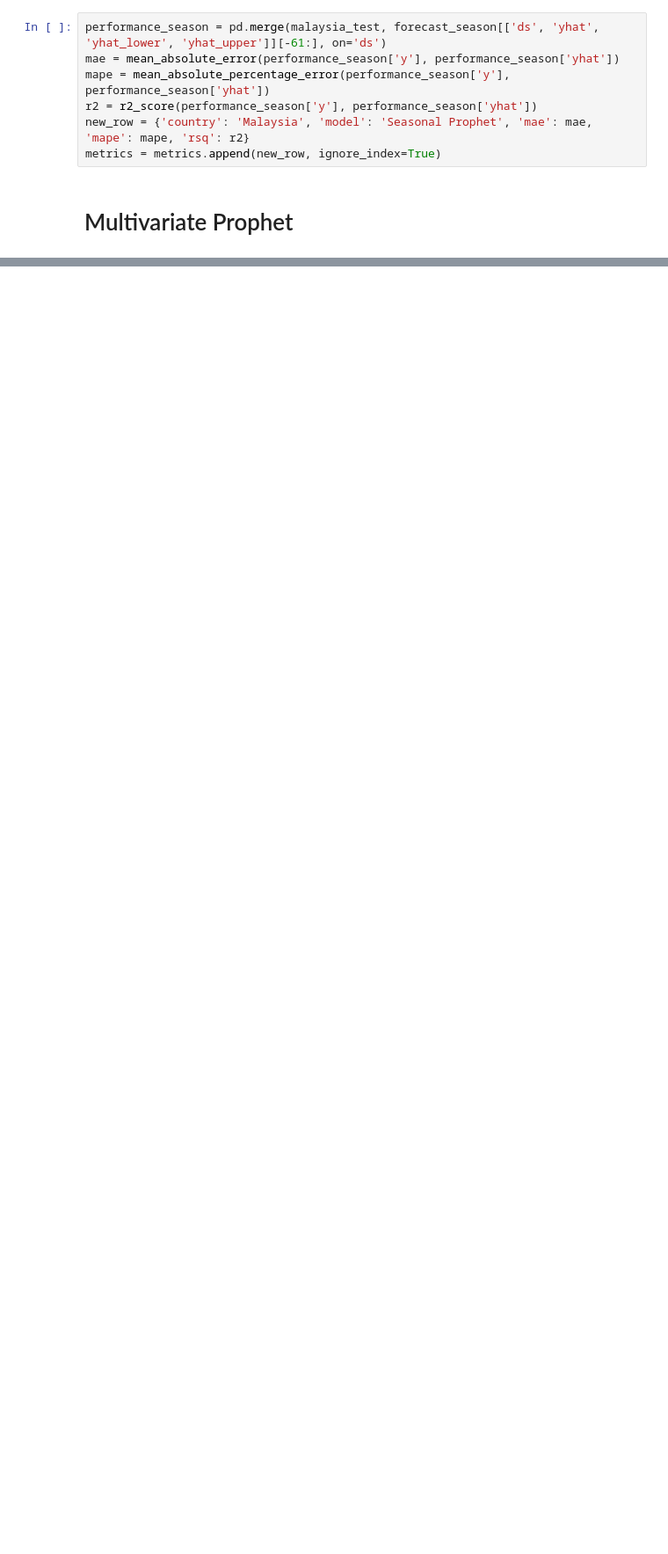
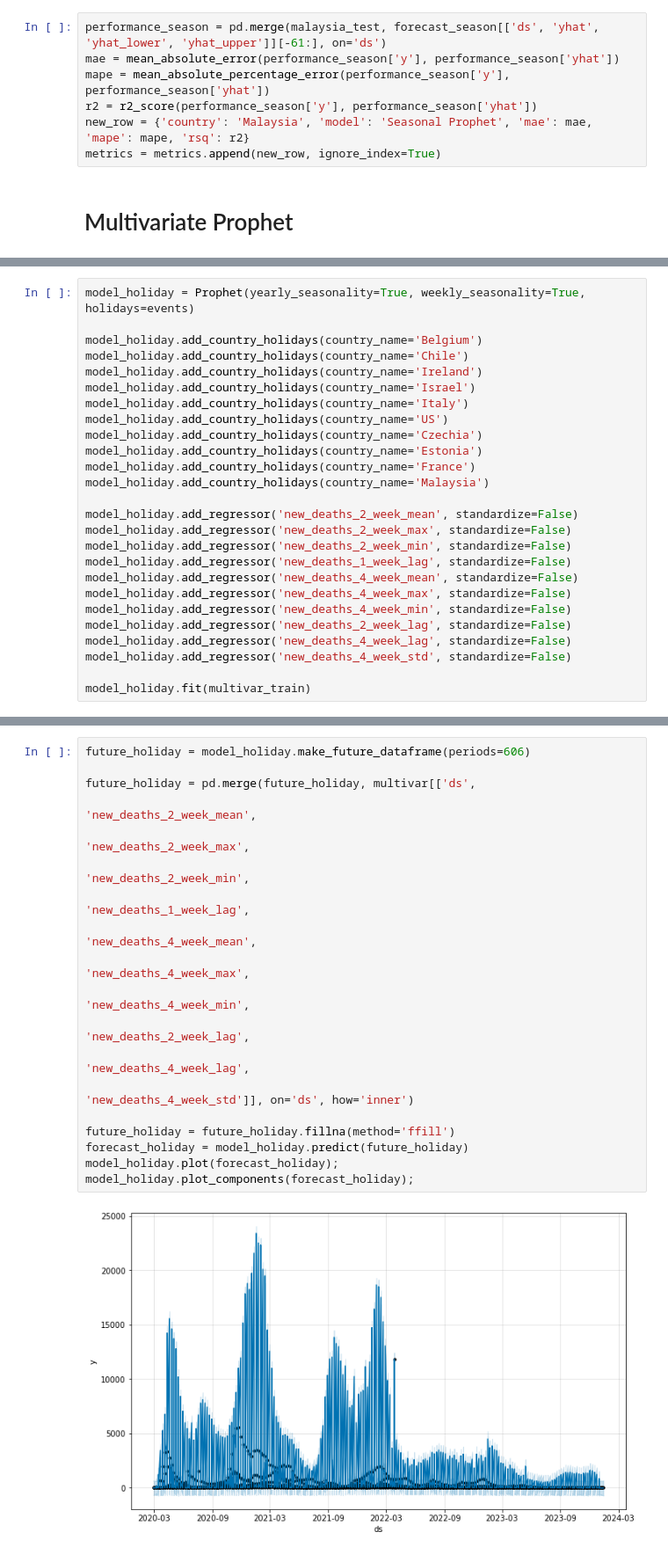
Before and after one commit to y-ginther/DS-Capstone, a Jupyter notebook: Prophet_c.ipynb, the cells around one changed output, grey strips where cells are left out. Shown at 88% size. Cells and saved outputs as stored; diff of their text form; blank space fills up the shorter version.

```diff
--- a/Prophet_c.ipynb
+++ b/Prophet_c.ipynb
@@ -614,0 +787,26 @@ metrics = metrics.append(new_row, ignore_index=True)
+# %%
+model_holiday = Prophet(yearly_seasonality=True, weekly_seasonality=True, holidays=events)
+
+model_holiday.add_country_holidays(country_name='Belgium')
+model_holiday.add_country_holidays(country_name='Chile')
+model_holiday.add_country_holidays(country_name='Ireland')
+model_holiday.add_country_holidays(country_name='Israel')
+model_holiday.add_country_holidays(country_name='Italy')
+model_holiday.add_country_holidays(country_name='US')
+model_holiday.add_country_holidays(country_name='Czechia')
+model_holiday.add_country_holidays(country_name='Estonia')
+model_holiday.add_country_holidays(country_name='France')
+model_holiday.add_country_holidays(country_name='Malaysia')
+
+model_holiday.add_regressor('new_deaths_2_week_mean', standardize=False)
+model_holiday.add_regressor('new_deaths_2_week_max', standardize=False)
+model_holiday.add_regressor('new_deaths_2_week_min', standardize=False)
+model_holiday.add_regressor('new_deaths_1_week_lag', standardize=False)
+model_holiday.add_regressor('new_deaths_4_week_mean', standardize=False)
+model_holiday.add_regressor('new_deaths_4_week_max', standardize=False)
+model_holiday.add_regressor('new_deaths_4_week_min', standardize=False)
+model_holiday.add_regressor('new_deaths_2_week_lag', standardize=False)
+model_holiday.add_regressor('new_deaths_4_week_lag', standardize=False)
+model_holiday.add_regressor('new_deaths_4_week_std', standardize=False)
+
+model_holiday.fit(multivar_train)
@@ -614,0 +826,21 @@ metrics = metrics.append(new_row, ignore_index=True)
+# %%
+future_holiday = model_holiday.make_future_dataframe(periods=606)
+
+future_holiday = pd.merge(future_holiday, multivar[['ds',
+                                                              'new_deaths_2_week_mean',
+                                                              'new_deaths_2_week_max',
+                                                              'new_deaths_2_week_min',
+                                                              'new_deaths_1_week_lag',
+                                                              'new_deaths_4_week_mean',
+                                                              'new_deaths_4_week_max',
+                                                              'new_deaths_4_week_min',
+                                                              'new_deaths_2_week_lag',
+                                                              'new_deaths_4_week_lag',
+                                                              'new_deaths_4_week_std']], on='ds', how='inner')
+
+future_holiday = future_holiday.fillna(method='ffill')
+forecast_holiday = model_holiday.predict(future_holiday)
+model_holiday.plot(forecast_holiday);
+model_holiday.plot_components(forecast_holiday);
+# %% [output]
+[figure, added]
```
Also changed, not shown: parts of 37 cells of this notebook, 1 other file.
